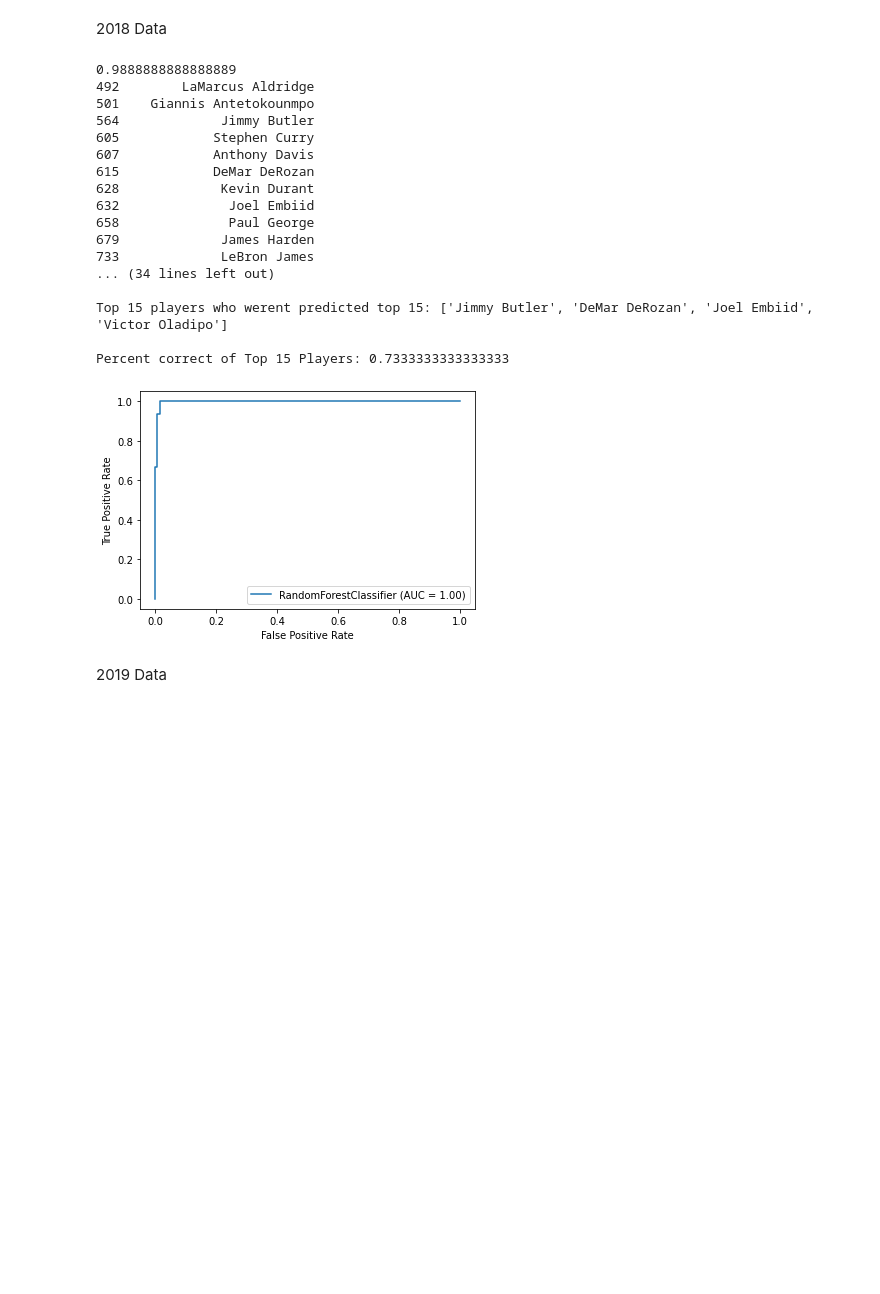
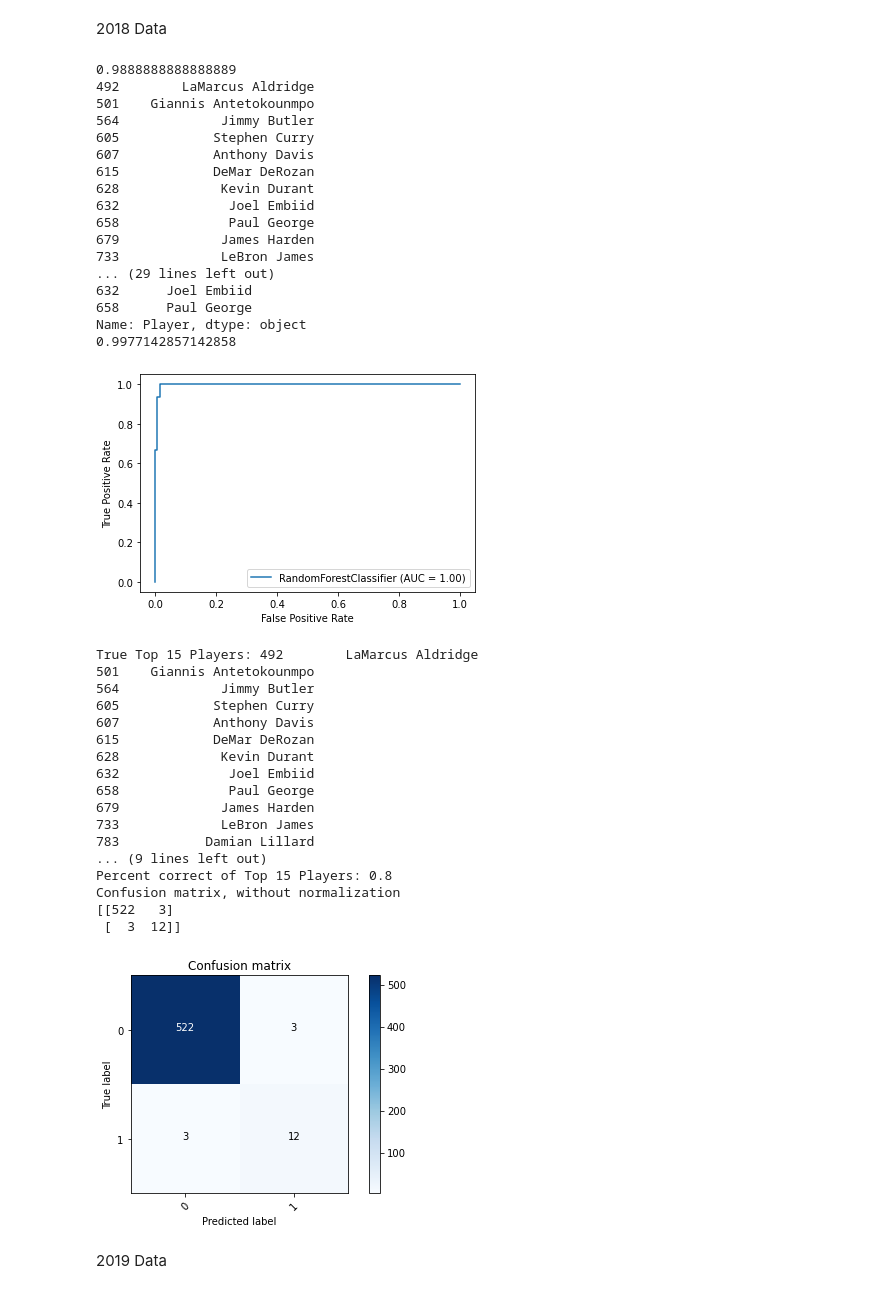
Before and after one commit to jakepardue/ds504_final_project_predict_all_nba, a Jupyter notebook: random_forest.ipynb, the cells around one changed output. Saved outputs shown, nothing was run; the diff lists cells and outputs as text; code cells hidden in the pictures; blank space fills up the shorter version.

```diff
--- a/random_forest.ipynb
+++ b/random_forest.ipynb
@@ -169,38 +221,60 @@ print()
 print(test_data2018.loc[test_data2018.Predicted_All_NBA == True,"Player"])
 print()
 #players predicted to be on All-NBA and were not on All-NBA
 print(test_data2018.loc[(test_data2018.All_NBA == False) & (test_data2018.Predicted_All_NBA == True),"Player"])
 print()
 #players predicted not to be on All-NBA and was listed on All-NBA
 print(test_data2018.loc[(test_data2018.All_NBA == True) & (test_data2018.Predicted_All_NBA == False),"Player"])
 
 
 #compute ROC AUC score
 print(roc_auc_score(test_player_class2018,grid_search_rf.predict_proba(test_player_data2018)[:,1]))
 #plot ROC Curve
 plot_roc_curve(grid_search_rf, test_player_data2018,test_player_class2018)
+plt.show()
 
 #Calculate Top 15 All-NBA and get percentage
 grabTop15Players(test_data2018,test_player_data2018)
+matrix = confusion_matrix(test_player_class2018,predicted_y)
+plot_confusion_matrix(matrix,classes=[0,1])
+plt.savefig('2018_rf_confusion_matrix.png')
 # %% [output]
 0.9888888888888889
 492        LaMarcus Aldridge
 501    Giannis Antetokounmpo
 564             Jimmy Butler
 605            Stephen Curry
 607            Anthony Davis
 615            DeMar DeRozan
 628             Kevin Durant
 632              Joel Embiid
 658              Paul George
 679             James Harden
 733             LeBron James
-... (34 lines left out)
-
-Top 15 players who werent predicted top 15: ['Jimmy Butler', 'DeMar DeRozan', 'Joel Embiid', 'Victor Oladipo']
-
-Percent correct of Top 15 Players: 0.7333333333333333
+... (29 lines left out)
+632      Joel Embiid
+658      Paul George
+Name: Player, dtype: object
+0.9977142857142858
 [figure]
+True Top 15 Players: 492        LaMarcus Aldridge
+501    Giannis Antetokounmpo
+564             Jimmy Butler
+605            Stephen Curry
+607            Anthony Davis
+615            DeMar DeRozan
+628             Kevin Durant
+632              Joel Embiid
+658              Paul George
+679             James Harden
+733             LeBron James
+783           Damian Lillard
+... (9 lines left out)
+Percent correct of Top 15 Players: 0.8
+Confusion matrix, without normalization
+[[522   3]
+ [  3  12]]
+[figure, added]
 # %% [markdown]
 2019 Data
 # %%
```
Also changed, not shown: parts of 8 cells of this notebook, 31 other files.
